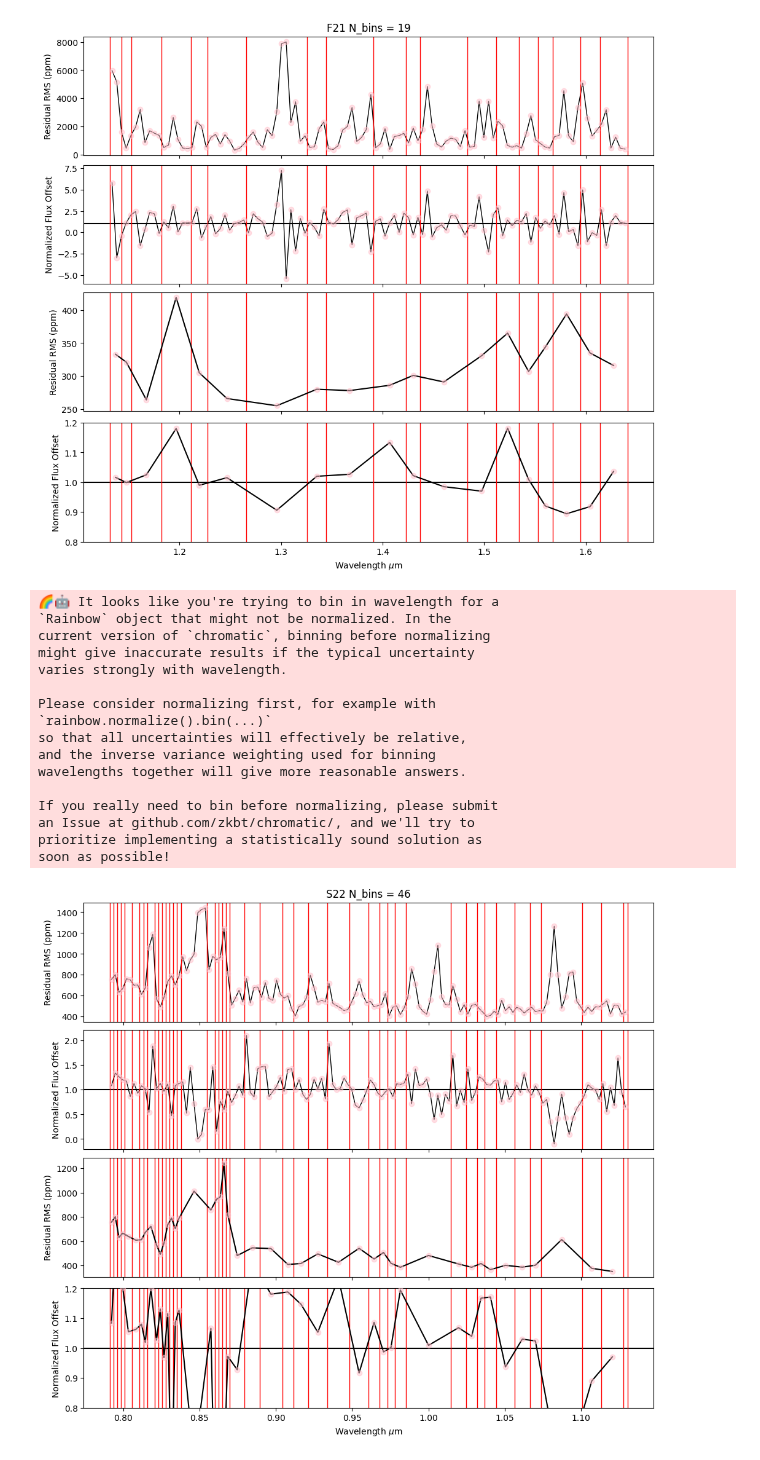
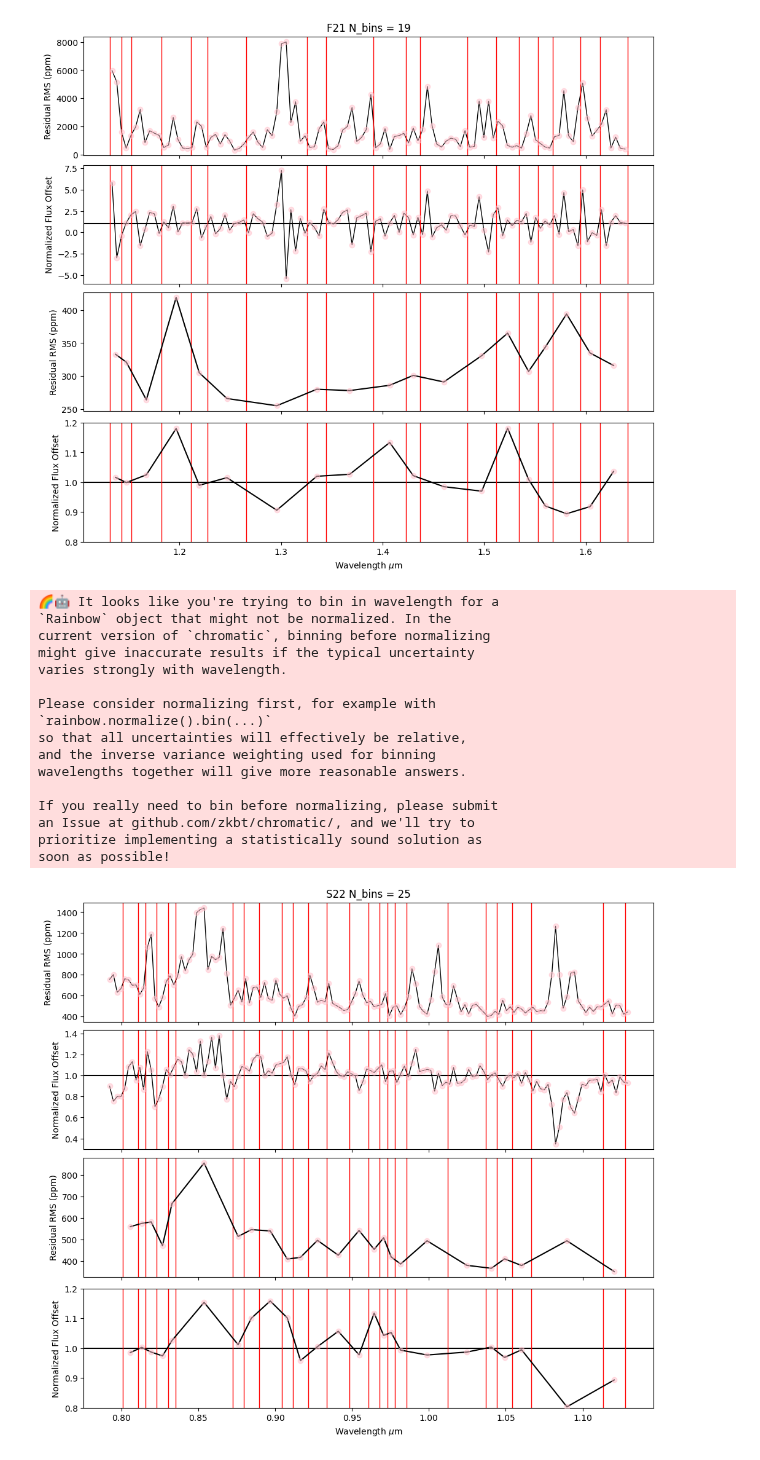
Before and after one commit to will-waalkes/Spot_Treating_AUMicb, a Jupyter notebook: modeling/02-binning/lc_bin_analysis.ipynb, the cells around one changed output. Cells and saved outputs as stored; diff of their text form; code cells hidden in the pictures.

```diff
--- a/modeling/02-binning/lc_bin_analysis.ipynb
+++ b/modeling/02-binning/lc_bin_analysis.ipynb
@@ -20,7 +20,7 @@ def bin_testing(visit='F21',bin_edges = None,
     if visit == 'F21':
         whitelight_ref_value = -0.00245
     if visit == 'S22':
-        whitelight_ref_value = -0.00125
+        whitelight_ref_value = -0.00249
     predicted_T0 = visits[f'{visit}']['T0 (BJD_TDB)'].value
 
     rainbow = read_rainbow(f"../../data/rainbows/{visit}_scan-combined_trimmed_pacman_spec.rainbow.npy")
@@ -75,6 +75,9 @@ def bin_testing(visit='F21',bin_edges = None,
     for this_wave in range(data_flux.shape[0]):
         orb1 = data_flux[this_wave, orbit == 1]
         orb2 = data_flux[this_wave, orbit == 2]
+        if visit =='S22':
+            orb1 = data_flux[this_wave, orbit == 6]
+            orb2 = data_flux[this_wave, orbit == 7]
         median_1 = np.nanmedian(orb1)
         median_2 = np.nanmedian(orb2)
         normalized_difference = (median_2-median_1)/whitelight_ref_value
@@ -210,6 +213,9 @@ def bin_testing(visit='F21',bin_edges = None,
     for this_wave in range(data_flux.shape[0]):
         orb1 = data_flux[this_wave, orbit == 1]
         orb2 = data_flux[this_wave, orbit == 2]
+        if visit =='S22':
+            orb1 = data_flux[this_wave, orbit == 6]
+            orb2 = data_flux[this_wave, orbit == 7]
         median_1 = np.nanmedian(orb1)
         median_2 = np.nanmedian(orb2)
         normalized_difference = (median_2-median_1)/whitelight_ref_value
@@ -529,40 +535,41 @@ BINNED: Wavelength Median_rel_err linear_rms r_chisq
 [figure]
 # %%
 S22_bin_edges = np.array(
-    [0.79110,
-0.79356,
-0.79602,
-0.79848,
+    [
+        # 0.79110,
+# 0.79356,
+# 0.79602,
+# 0.79848,
 0.80094,
 # 0.80339,
-0.80585,
+# 0.80585,
 # 0.80831,
 0.81077,
-0.81323,
+# 0.81323,
 0.81569,
-# 0.81814,
-0.82060,
+# # 0.81814,
+# 0.82060,
 0.82306,
-0.82552,
-0.82798,
+# 0.82552,
+# 0.82798,
 0.83044,
-0.83290,
+# 0.83290,
 0.83535,
-0.83781,
+# 0.83781,
 # 0.84027,
 # 0.84273,
 # 0.84519,
 # 0.84765,
 # 0.85010,
 # 0.85256,
-0.85502,
+# 0.85502,
 # 0.85748,
-0.85994,
-0.86240,
-0.86485,
-0.86731,
-0.86977,
-# 0.87223,
+# 0.85994,
+# 0.86240,
+# 0.86485,
+# 0.86731,
+# 0.86977,
+0.87223,
 # 0.87469,
 # 0.87715,
 0.87961,
@@ -619,15 +626,15 @@ S22_bin_edges = np.array(
 # 1.00499,
 # 1.00744,
 # 1.00990,
-# 1.01236,
-1.01482,
+1.01236,
+# 1.01482,
 # 1.01728,
 # 1.01974,
 # 1.02220,
-1.02465,
+# 1.02465,
 # 1.02711,
 # 1.02957,
-1.03203,
+# 1.03203,
 # 1.03449,
 1.03695,
 # 1.03940,
@@ -636,15 +643,15 @@ S22_bin_edges = np.array(
 # 1.04678,
 # 1.04924,
 # 1.05170,
-# 1.05415,
-1.05661,
+1.05415,
+# 1.05661,
 # 1.05907,
 # 1.06153,
 # 1.06399,
 1.06645,
 # 1.06891,
 # 1.07136,
-1.07382,
+# 1.07382,
 # 1.07628,
 # 1.07874,
 # 1.08120,
@@ -655,45 +662,45 @@ S22_bin_edges = np.array(
 # 1.09349,
 # 1.09595,
 # 1.09841,
-1.10087,
+# 1.10087,
 # 1.10332,
 # 1.10578,
 # 1.10824,
 # 1.11070,
-1.11316,
-# 1.11562,
-# 1.11807,
-# 1.12053,
-# 1.12299,
-# 1.12545,
+# 1.11316,xddddddddddddddsssdsdvadcvsdvvdsvdfdfvfdvvdfdfv
+1.11562,
+1.11807,
+1.12053,
+1.12299,
+1.12545,
 1.12791,
-1.1304
+# 1.1304
 ]
-) * u.micron
+# ) * u.micron
 
 
 _,_ = bin_testing(visit='S22',
             bin_edges = S22_bin_edges,
             print_results = False,
             plot=True)
 # %% [output]
 🌈🤖 It looks like you're trying to bin in wavelength for a
 `Rainbow` object that might not be normalized. In the
 current version of `chromatic`, binning before normalizing
 might give inaccurate results if the typical uncertainty
 varies strongly with wavelength.
 
 Please consider normalizing first, for example with
 `rainbow.normalize().bin(...)`
 so that all uncertainties will effectively be relative,
 and the inverse variance weighting used for binning
 wavelengths together will give more reasonable answers.
 
 If you really need to bin before normalizing, please submit
 an Issue at github.com/zkbt/chromatic/, and we'll try to
 prioritize implementing a statistically sound solution as
 soon as possible!
-[figure, old version]
+[figure, new version]
 # %%
 'FOR THE TRANSMISSION LIGHT CURVES'
 
```
Also changed, not shown: 6 other files.
